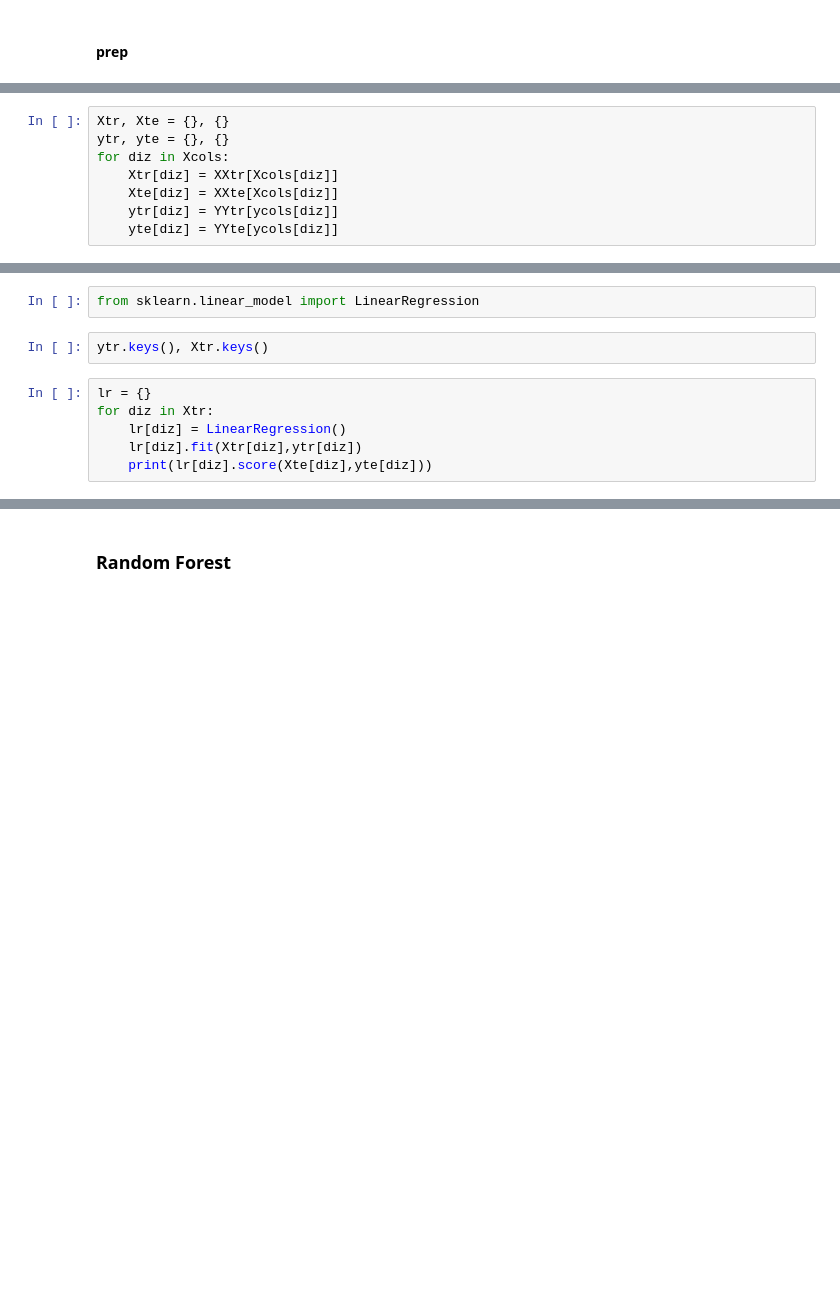
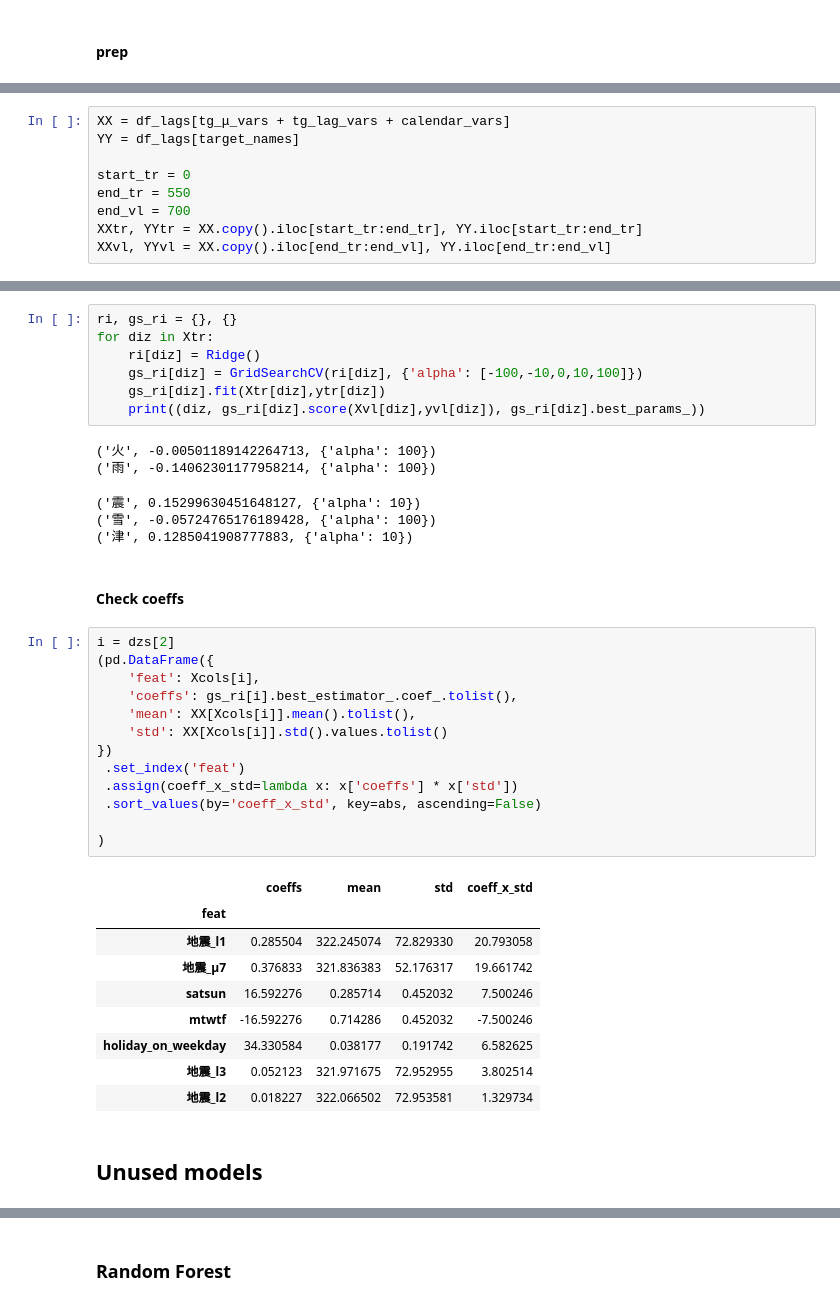
Before and after one commit to bhrdj/predwikt, a Jupyter notebook: notebooks/1.20-sfb-mvp-modelling.ipynb, the cells around one changed output, grey strips where cells are left out. Drawn from its saved outputs; the diff is of its cells as text; blank space fills up the shorter version.

```diff
--- a/notebooks/1.20-sfb-mvp-modelling.ipynb
+++ b/notebooks/1.20-sfb-mvp-modelling.ipynb
@@ -541,3 +583,12 @@ target_names
+# %%
+XX = df_lags[tg_μ_vars + tg_lag_vars + calendar_vars]
+YY = df_lags[target_names]
+
+start_tr = 0
+end_tr = 550
+end_vl = 700
+XXtr, YYtr = XX.copy().iloc[start_tr:end_tr], YY.iloc[start_tr:end_tr]
+XXvl, YYvl = XX.copy().iloc[end_tr:end_vl], YY.iloc[end_tr:end_vl]
 # %%
 Xcols = {}
 for i,j in zip(dzs, target_names):
@@ -557,9 +610 @@ ycols = {'火':'火山災害','雨':'熱帯低気圧','震':'地震','雪':'雪
-# %%
-Xtr, Xte = {}, {}
-ytr, yte = {}, {}
-for diz in Xcols:
-    Xtr[diz] = XXtr[Xcols[diz]]
-    Xte[diz] = XXte[Xcols[diz]]
-    ytr[diz] = YYtr[ycols[diz]]
-    yte[diz] = YYte[ycols[diz]]
 # %% [markdown]
@@ -569,10 +614,40 @@ for diz in Xcols:
-# %%
-from sklearn.linear_model import LinearRegression
-# %%
-ytr.keys(), Xtr.keys()
-# %%
-lr = {}
-for diz in Xtr:
-    lr[diz] = LinearRegression()
-    lr[diz].fit(Xtr[diz],ytr[diz])
-    print(lr[diz].score(Xte[diz],yte[diz]))
+# %%
+ri, gs_ri = {}, {}
+for diz in Xtr:
+    ri[diz] = Ridge()
+    gs_ri[diz] = GridSearchCV(ri[diz], {'alpha': [-100,-10,0,10,100]})
+    gs_ri[diz].fit(Xtr[diz],ytr[diz])
+    print((diz, gs_ri[diz].score(Xvl[diz],yvl[diz]), gs_ri[diz].best_params_))
+# %% [output]
+('火', -0.00501189142264713, {'alpha': 100})
+('雨', -0.14062301177958214, {'alpha': 100})
+('震', 0.15299630451648127, {'alpha': 10})
+('雪', -0.05724765176189428, {'alpha': 100})
+('津', 0.1285041908777883, {'alpha': 10})
+# %% [markdown]
+#### Check coeffs
+# %%
+i = dzs[2]
+(pd.DataFrame({
+    'feat': Xcols[i],
+    'coeffs': gs_ri[i].best_estimator_.coef_.tolist(),
+    'mean': XX[Xcols[i]].mean().tolist(),
+    'std': XX[Xcols[i]].std().values.tolist()
+})
+ .set_index('feat')
+ .assign(coeff_x_std=lambda x: x['coeffs'] * x['std'])
+ .sort_values(by='coeff_x_std', key=abs, ascending=False)
+
+)
+# %% [output]
+|  | coeffs | mean | std | coeff_x_std |
+| feat |  |  |  |  |
+| 地震_l1 | 0.285504 | 322.245074 | 72.829330 | 20.793058 |
+| 地震_μ7 | 0.376833 | 321.836383 | 52.176317 | 19.661742 |
+| satsun | 16.592276 | 0.285714 | 0.452032 | 7.500246 |
+| mtwtf | -16.592276 | 0.714286 | 0.452032 | -7.500246 |
+| holiday_on_weekday | 34.330584 | 0.038177 | 0.191742 | 6.582625 |
+| 地震_l3 | 0.052123 | 321.971675 | 72.952955 | 3.802514 |
+| 地震_l2 | 0.018227 | 322.066502 | 72.953581 | 1.329734 |
+# %% [markdown]
+## Unused models
```
Also changed, not shown: parts of 42 cells of this notebook, 3 other files.
